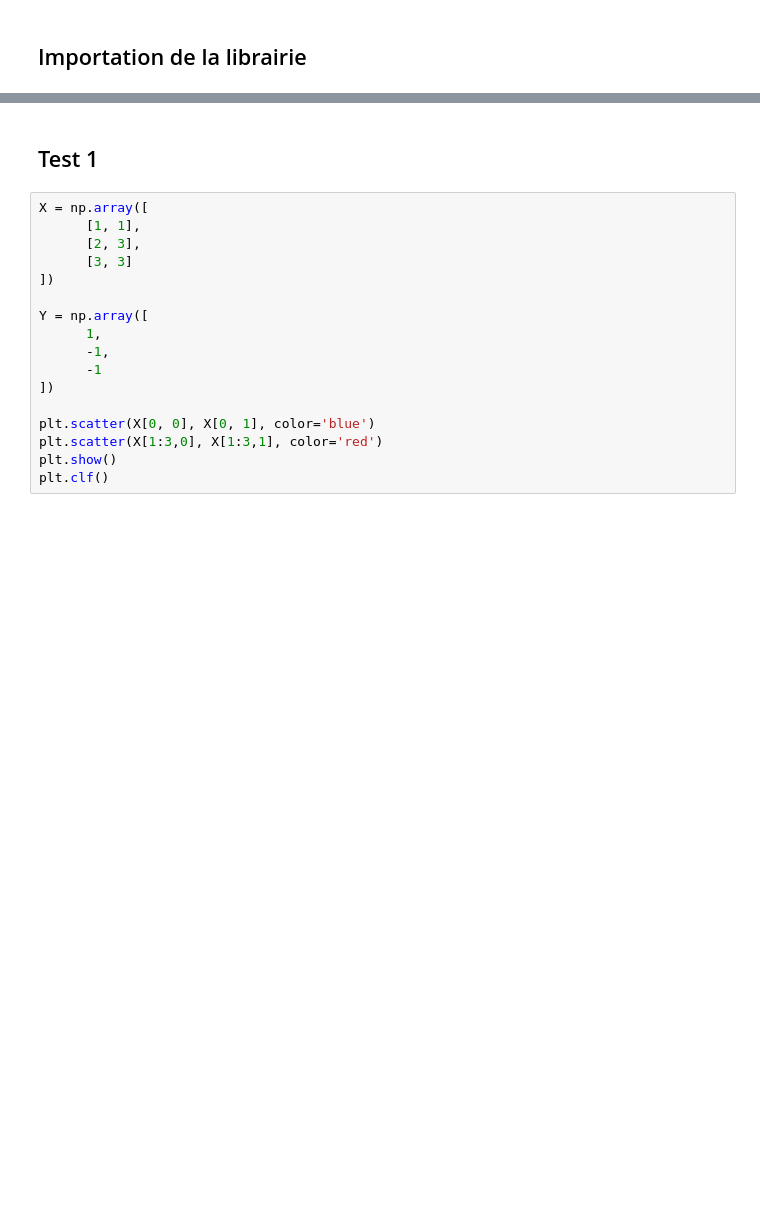
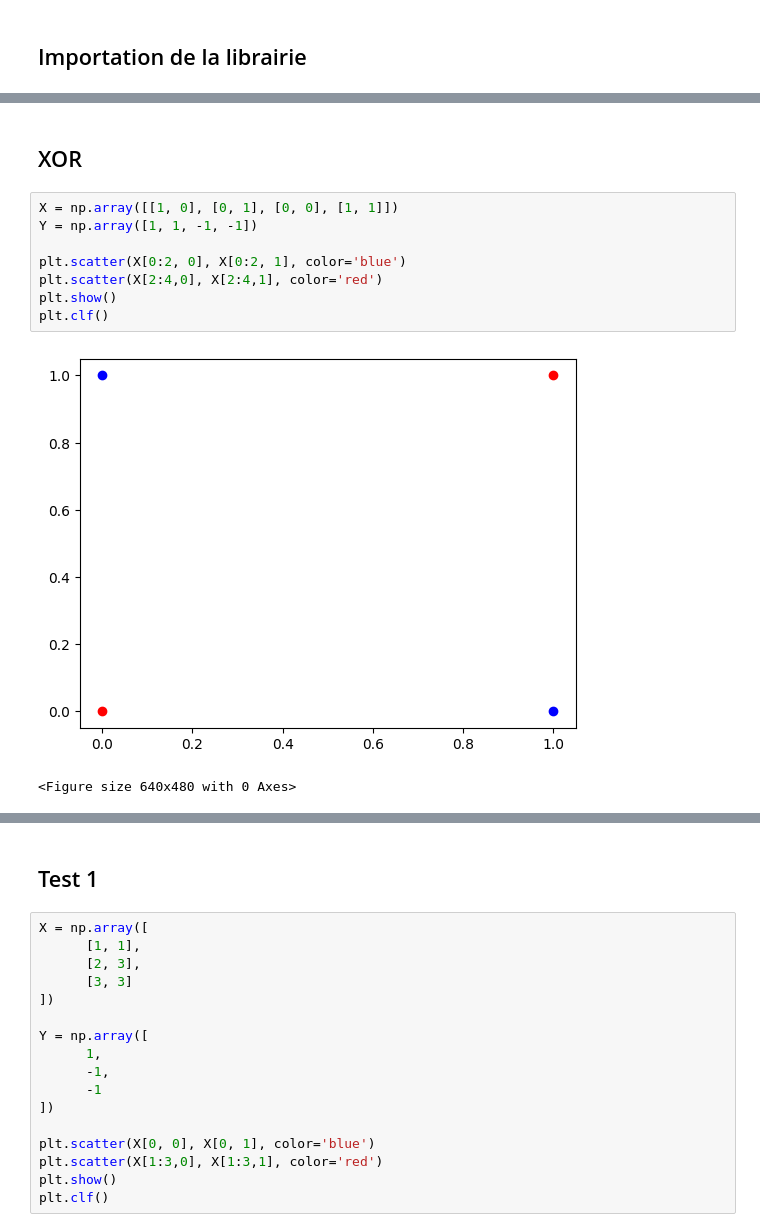
Before and after one commit to Artorius104/GranolaGPT, a Jupyter notebook: notebook/Résultats et Observations.ipynb, the cells around one changed output, grey strips where cells are left out. Cells and saved outputs as stored; diff of their text form; blank space fills up the shorter version.

```diff
--- a/notebook/Résultats et Observations.ipynb
+++ b/notebook/Résultats et Observations.ipynb
@@ -44,0 +628,13 @@ my_lib.predict_MyMLP.restype = ctypes.POINTER(ctypes.c_double)
+# %% [markdown]
+## XOR
+# %%
+X = np.array([[1, 0], [0, 1], [0, 0], [1, 1]])
+Y = np.array([1, 1, -1, -1])
+
+plt.scatter(X[0:2, 0], X[0:2, 1], color='blue')
+plt.scatter(X[2:4,0], X[2:4,1], color='red')
+plt.show()
+plt.clf()
+# %% [output]
+[figure, added]
+<Figure size 640x480 with 0 Axes>
```
Also changed, not shown: parts of 97 cells of this notebook, 1 other file.
